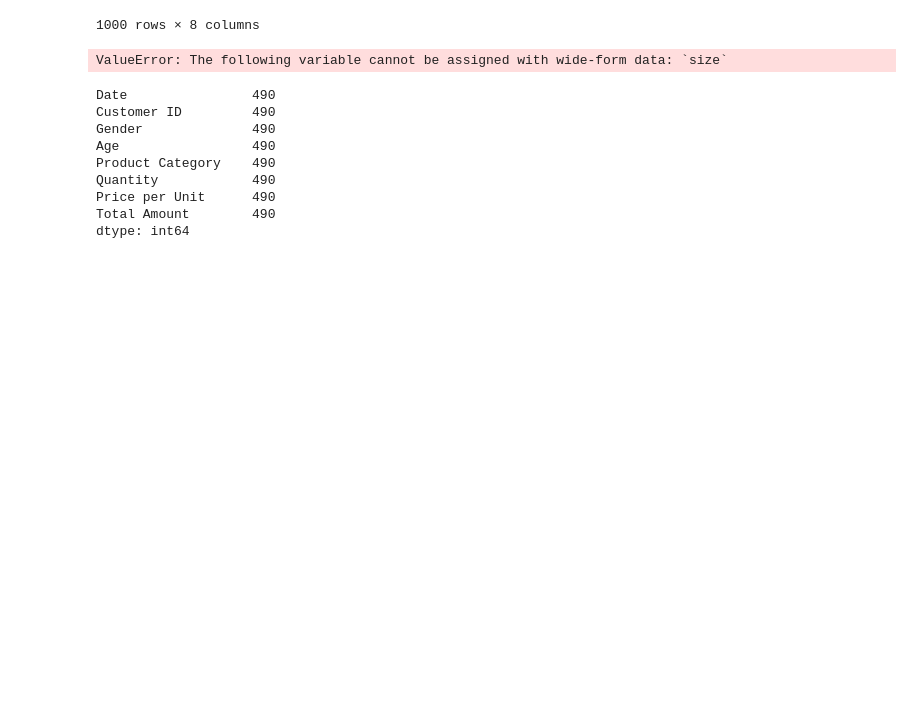
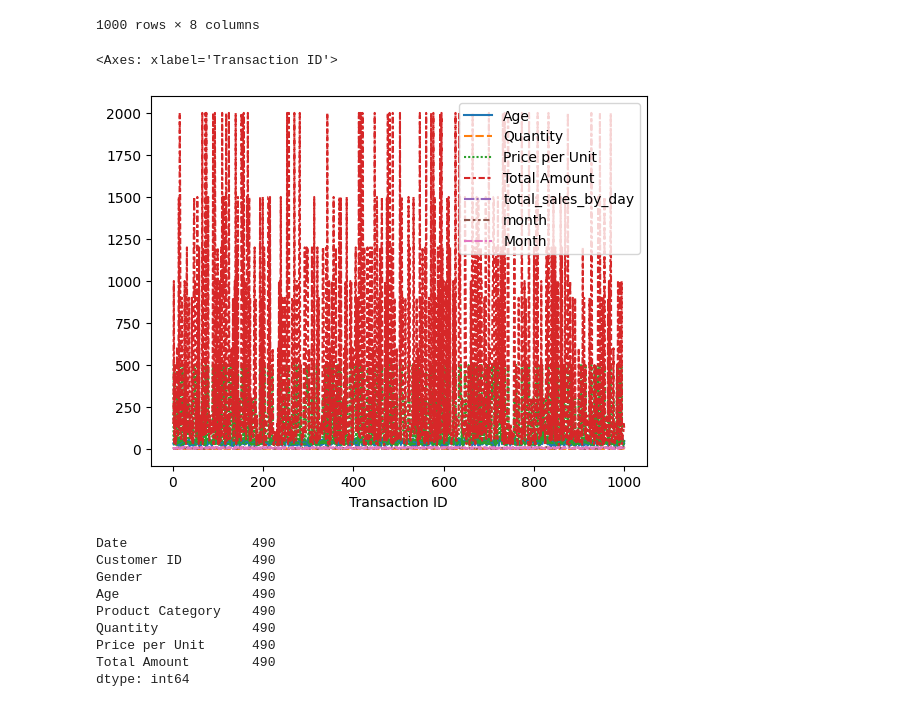
Before and after one commit to Jimngn/retailanalysis, a Jupyter notebook: Analysis.ipynb, the cells around one changed output. Drawn from its saved outputs; the diff is of its cells as text; code cells hidden in the pictures; blank space fills up the shorter version.

```diff
--- a/Analysis.ipynb
+++ b/Analysis.ipynb
@@ -25,9 +25,10 @@ df
 1000 rows × 8 columns
 # %%
 df.describe()
-sns.lineplot(data = df, size = [10])
+sns.lineplot(data = df)
 # %% [output]
-ValueError: The following variable cannot be assigned with wide-form data: `size`
+<Axes: xlabel='Transaction ID'>
+[figure, added]
 # %%
 df.loc[df['Gender'] == 'Male'].count()
 # %% [output]
```
